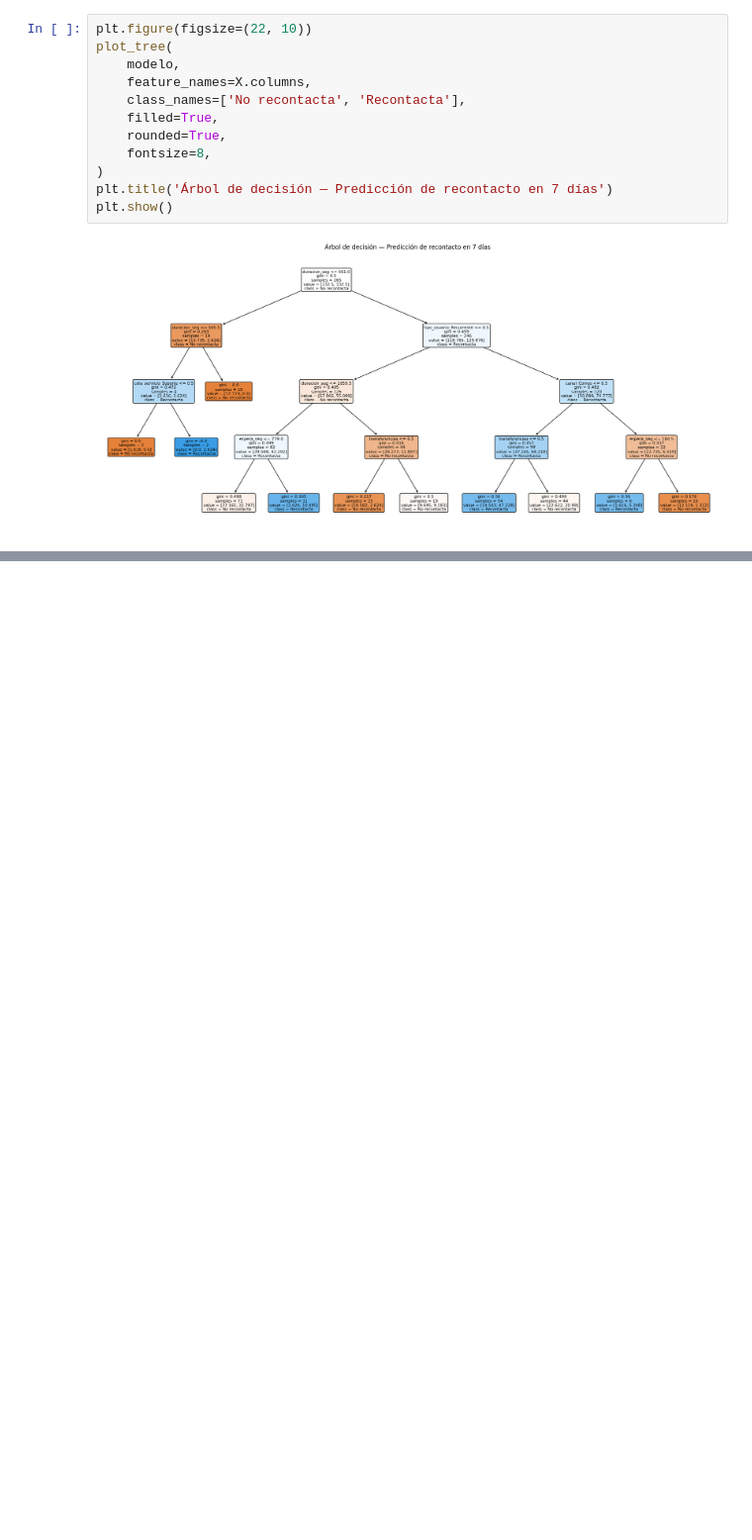
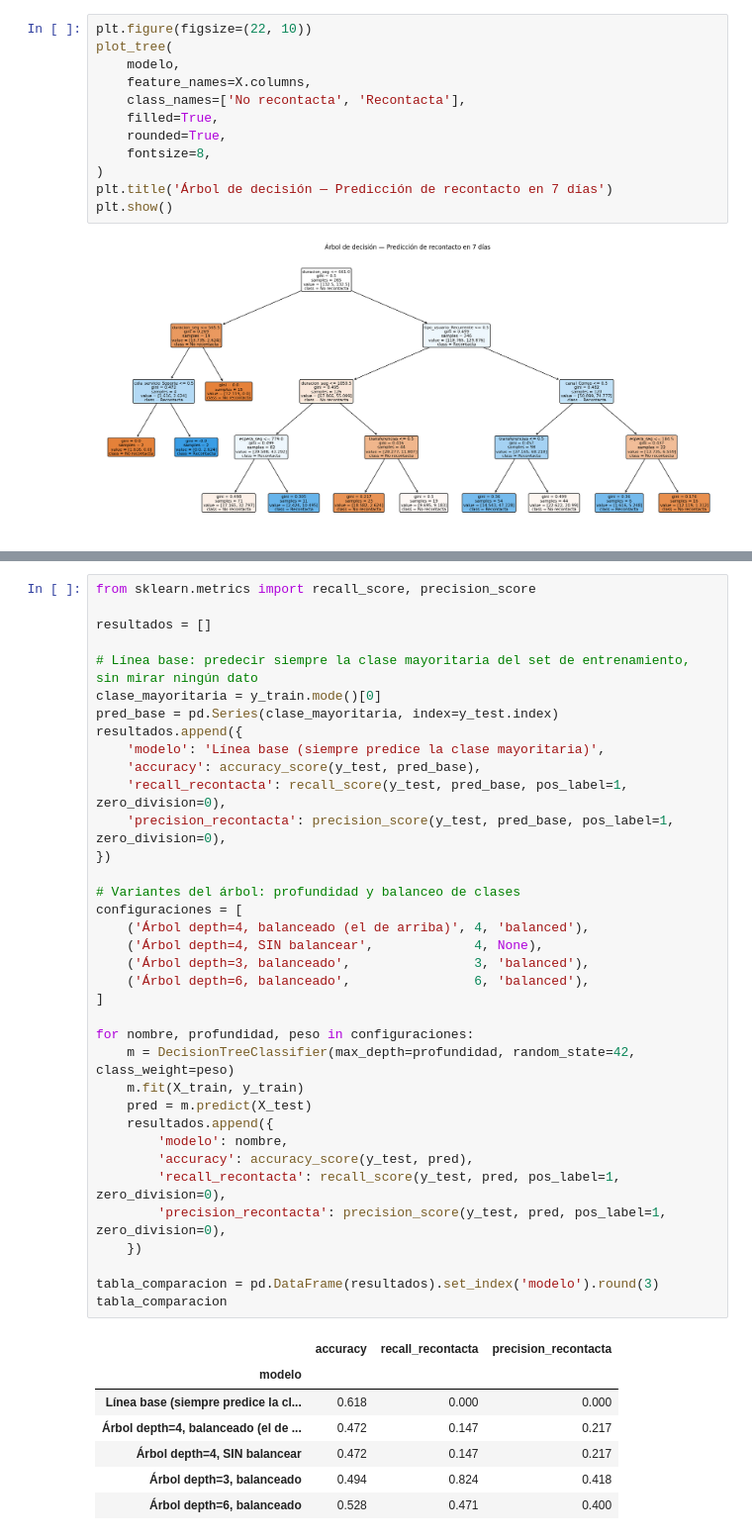
Before and after one commit to Abemilek/servicio-ciudadano-mineria, a Jupyter notebook: notebooks/02_modelo_recontacto.ipynb, the cells around one changed output, grey strips where cells are left out. Shown at 99% size. Cells and saved outputs as stored; diff of their text form; blank space fills up the shorter version.

```diff
--- a/notebooks/02_modelo_recontacto.ipynb
+++ b/notebooks/02_modelo_recontacto.ipynb
@@ -196,0 +194,44 @@ un ensayo del pipeline completo — quedan sujetas a repetirse cuando llegue el
+# %%
+from sklearn.metrics import recall_score, precision_score
+
+resultados = []
+
+# Línea base: predecir siempre la clase mayoritaria del set de entrenamiento, sin mirar ningún dato
+clase_mayoritaria = y_train.mode()[0]
+pred_base = pd.Series(clase_mayoritaria, index=y_test.index)
+resultados.append({
+    'modelo': 'Línea base (siempre predice la clase mayoritaria)',
+    'accuracy': accuracy_score(y_test, pred_base),
+    'recall_recontacta': recall_score(y_test, pred_base, pos_label=1, zero_division=0),
+    'precision_recontacta': precision_score(y_test, pred_base, pos_label=1, zero_division=0),
+})
+
+# Variantes del árbol: profundidad y balanceo de clases
+configuraciones = [
+    ('Árbol depth=4, balanceado (el de arriba)', 4, 'balanced'),
+    ('Árbol depth=4, SIN balancear',             4, None),
+    ('Árbol depth=3, balanceado',                3, 'balanced'),
+    ('Árbol depth=6, balanceado',                6, 'balanced'),
+]
+
+for nombre, profundidad, peso in configuraciones:
+    m = DecisionTreeClassifier(max_depth=profundidad, random_state=42, class_weight=peso)
+    m.fit(X_train, y_train)
+    pred = m.predict(X_test)
+    resultados.append({
+        'modelo': nombre,
+        'accuracy': accuracy_score(y_test, pred),
+        'recall_recontacta': recall_score(y_test, pred, pos_label=1, zero_division=0),
+        'precision_recontacta': precision_score(y_test, pred, pos_label=1, zero_division=0),
+    })
+
+tabla_comparacion = pd.DataFrame(resultados).set_index('modelo').round(3)
+tabla_comparacion
+# %% [output]
+|  | accuracy | recall_recontacta | precision_recontacta |
+| modelo |  |  |  |
+| Línea base (siempre predice la cl... | 0.618 | 0.000 | 0.000 |
+| Árbol depth=4, balanceado (el de ... | 0.472 | 0.147 | 0.217 |
+| Árbol depth=4, SIN balancear | 0.472 | 0.147 | 0.217 |
+| Árbol depth=3, balanceado | 0.494 | 0.824 | 0.418 |
+| Árbol depth=6, balanceado | 0.528 | 0.471 | 0.400 |
```
Also changed, not shown: parts of 5 cells of this notebook, 1 other file.
